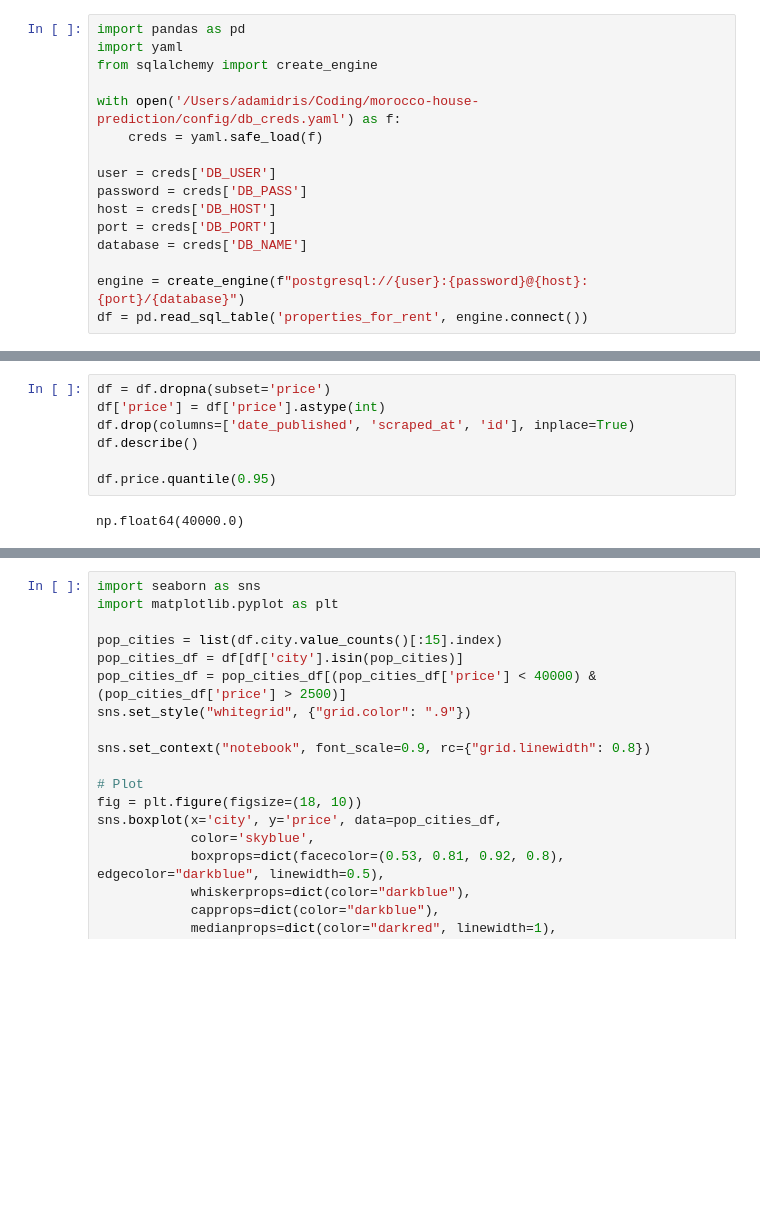
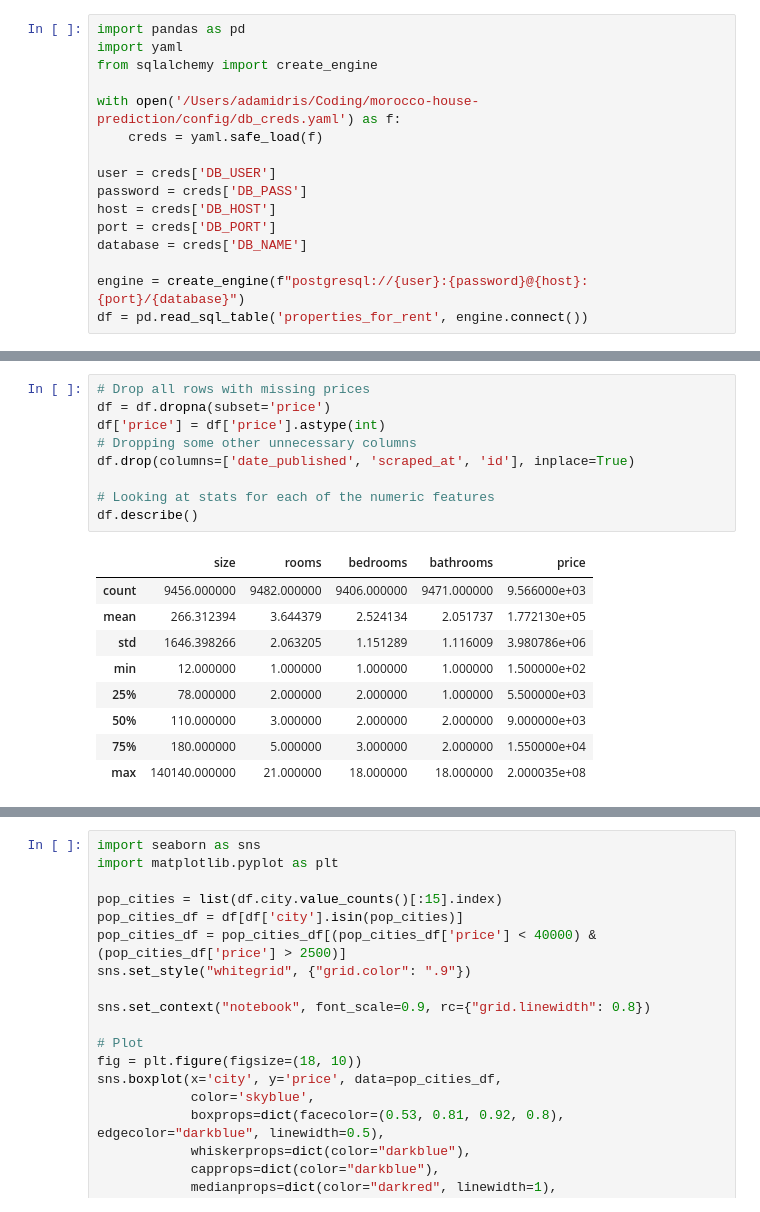
Before and after one commit to adam-idris/morocco-house-prediction, a Jupyter notebook: notebooks/data_exploration.ipynb, the cells around one changed output, grey strips where cells are left out. Drawn from its saved outputs; the diff is of its cells as text; blank space fills up the shorter version.

```diff
--- a/notebooks/data_exploration.ipynb
+++ b/notebooks/data_exploration.ipynb
@@ -17,9 +35,19 @@ df = pd.read_sql_table('properties_for_rent', engine.connect())
 # %%
+# Drop all rows with missing prices
 df = df.dropna(subset='price')
 df['price'] = df['price'].astype(int)
+# Dropping some other unnecessary columns
 df.drop(columns=['date_published', 'scraped_at', 'id'], inplace=True)
+
+# Looking at stats for each of the numeric features
 df.describe()
-
-df.price.quantile(0.95)
 # %% [output]
-np.float64(40000.0)
+|  | size | rooms | bedrooms | bathrooms | price |
+| count | 9456.000000 | 9482.000000 | 9406.000000 | 9471.000000 | 9.566000e+03 |
+| mean | 266.312394 | 3.644379 | 2.524134 | 2.051737 | 1.772130e+05 |
+| std | 1646.398266 | 2.063205 | 1.151289 | 1.116009 | 3.980786e+06 |
+| min | 12.000000 | 1.000000 | 1.000000 | 1.000000 | 1.500000e+02 |
+| 25% | 78.000000 | 2.000000 | 2.000000 | 1.000000 | 5.500000e+03 |
+| 50% | 110.000000 | 3.000000 | 2.000000 | 2.000000 | 9.000000e+03 |
+| 75% | 180.000000 | 5.000000 | 3.000000 | 2.000000 | 1.550000e+04 |
+| max | 140140.000000 | 21.000000 | 18.000000 | 18.000000 | 2.000035e+08 |
```
Also changed, not shown: parts of 11 cells of this notebook, 2 other files.
